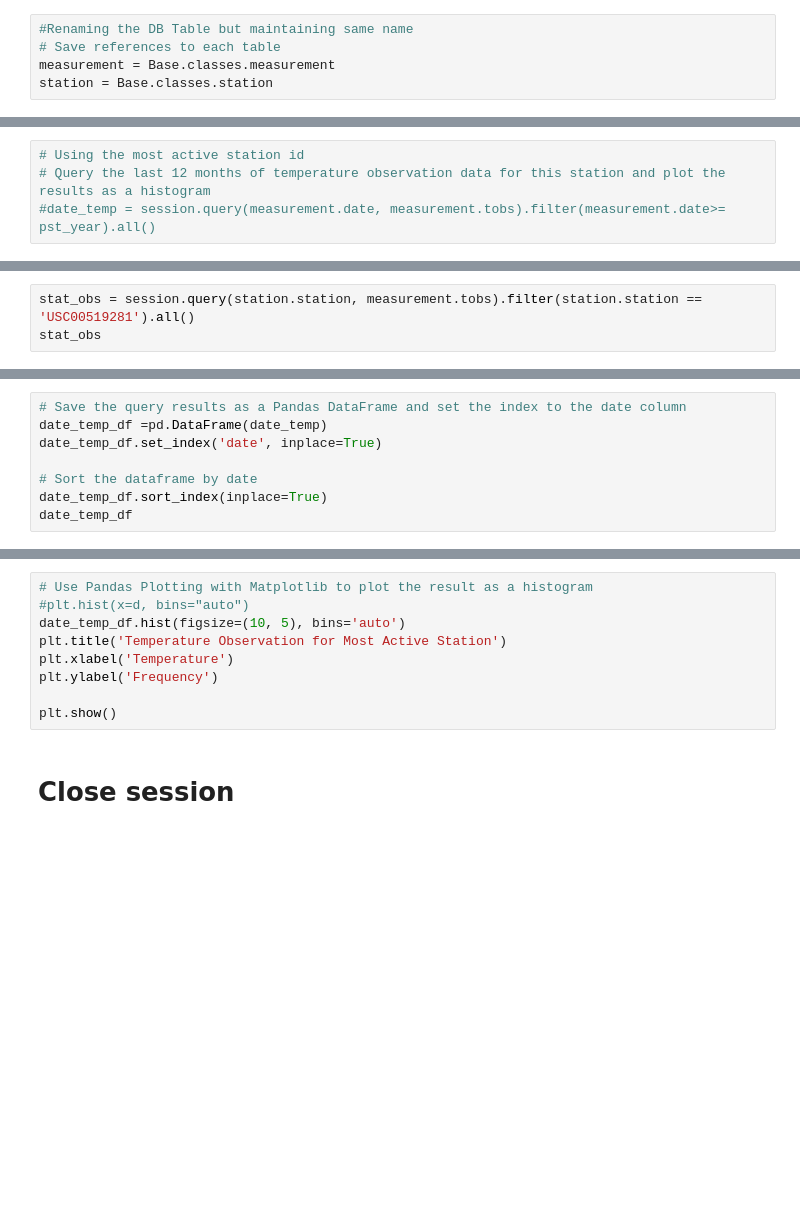
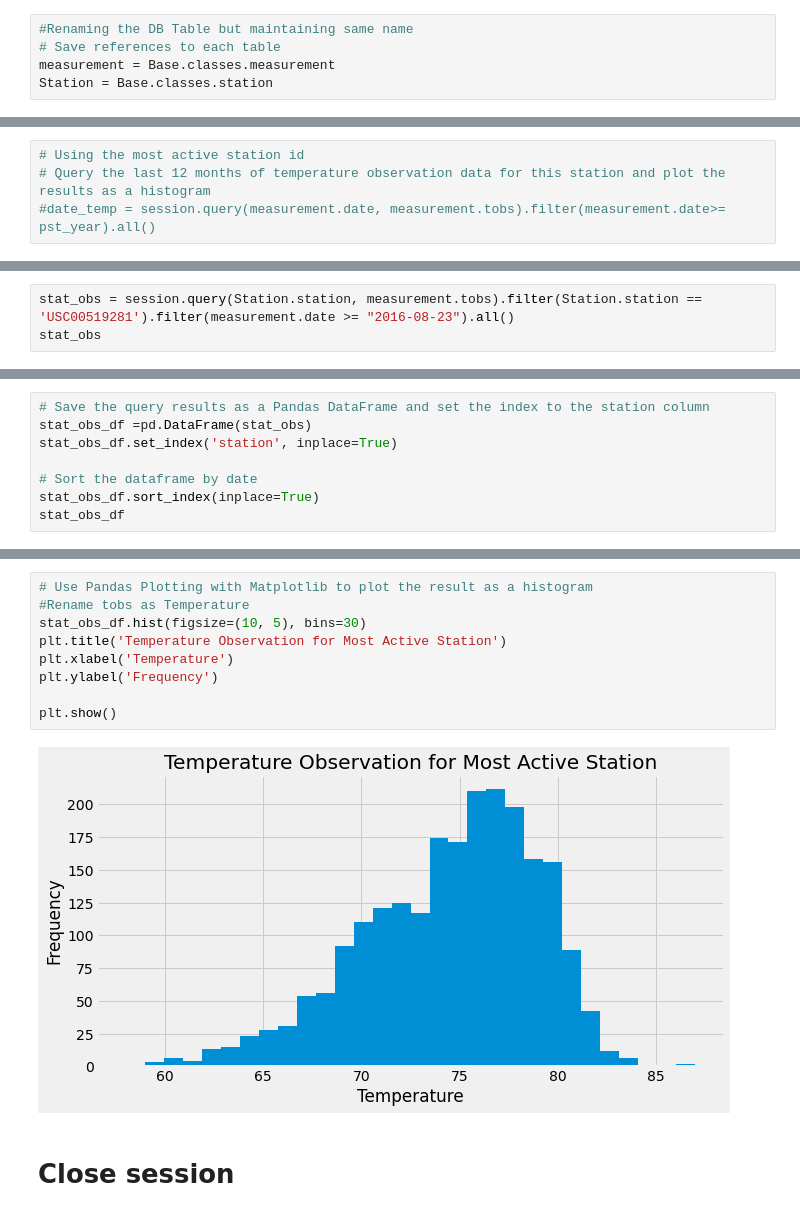
Before and after one commit to dorisakpovwa/Sqlalchemy-challenge, a Jupyter notebook: climate.ipynb, the cells around one changed output, grey strips where cells are left out. Drawn from its saved outputs; the diff is of its cells as text; blank space fills up the shorter version.

```diff
--- a/climate.ipynb
+++ b/climate.ipynb
@@ -37,7 +37,7 @@ Base.classes.keys()
 #Renaming the DB Table but maintaining same name
 # Save references to each table
 measurement = Base.classes.measurement
-station = Base.classes.station
+Station = Base.classes.station
 # %%
 # View all of the classes that automap found
 inspector = inspect(engine)
@@ -177,4 +198,4 @@ stat_obs
 # %%
-stat_obs = session.query(station.station, measurement.tobs).filter(station.station == 'USC00519281').all()
+stat_obs = session.query(Station.station, measurement.tobs).filter(Station.station == 'USC00519281').filter(measurement.date >= "2016-08-23").all()
 stat_obs
 # %% [output]
@@ -185,8 +219,8 @@ WHERE 0 = 1]
 # %%
-# Save the query results as a Pandas DataFrame and set the index to the date column
-date_temp_df =pd.DataFrame(date_temp)
-date_temp_df.set_index('date', inplace=True)
+# Save the query results as a Pandas DataFrame and set the index to the station column
+stat_obs_df =pd.DataFrame(stat_obs)
+stat_obs_df.set_index('station', inplace=True)
 
 # Sort the dataframe by date
-date_temp_df.sort_index(inplace=True)
-date_temp_df
+stat_obs_df.sort_index(inplace=True)
+stat_obs_df
@@ -193,12 +242,14 @@ date_temp_df
 # %%
 # Use Pandas Plotting with Matplotlib to plot the result as a histogram
-#plt.hist(x=d, bins="auto")
-date_temp_df.hist(figsize=(10, 5), bins='auto')
+#Rename tobs as Temperature
+stat_obs_df.hist(figsize=(10, 5), bins=30)
 plt.title('Temperature Observation for Most Active Station')
 plt.xlabel('Temperature')
 plt.ylabel('Frequency')
 
 plt.show()
+# %% [output]
+[figure, added]
 # %% [markdown]
 # Close session
 # %%
```
Also changed, not shown: parts of 9 cells of this notebook.
